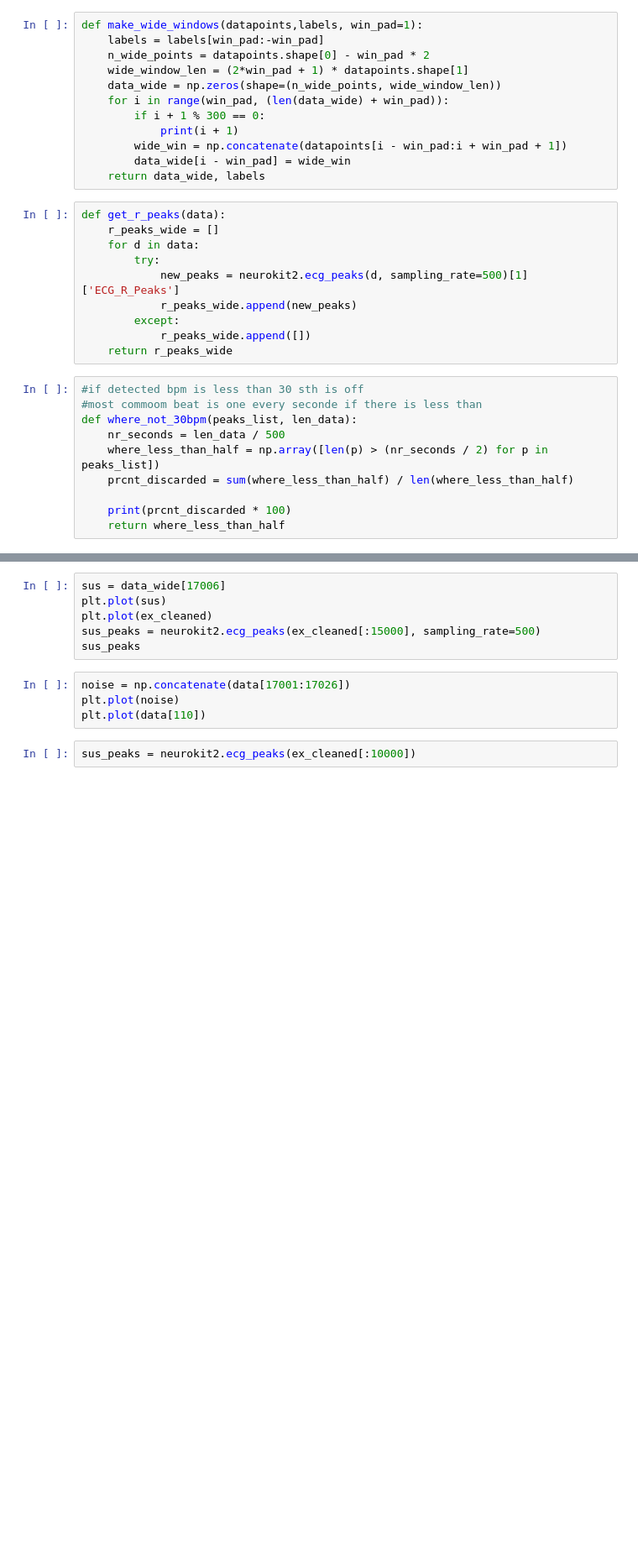
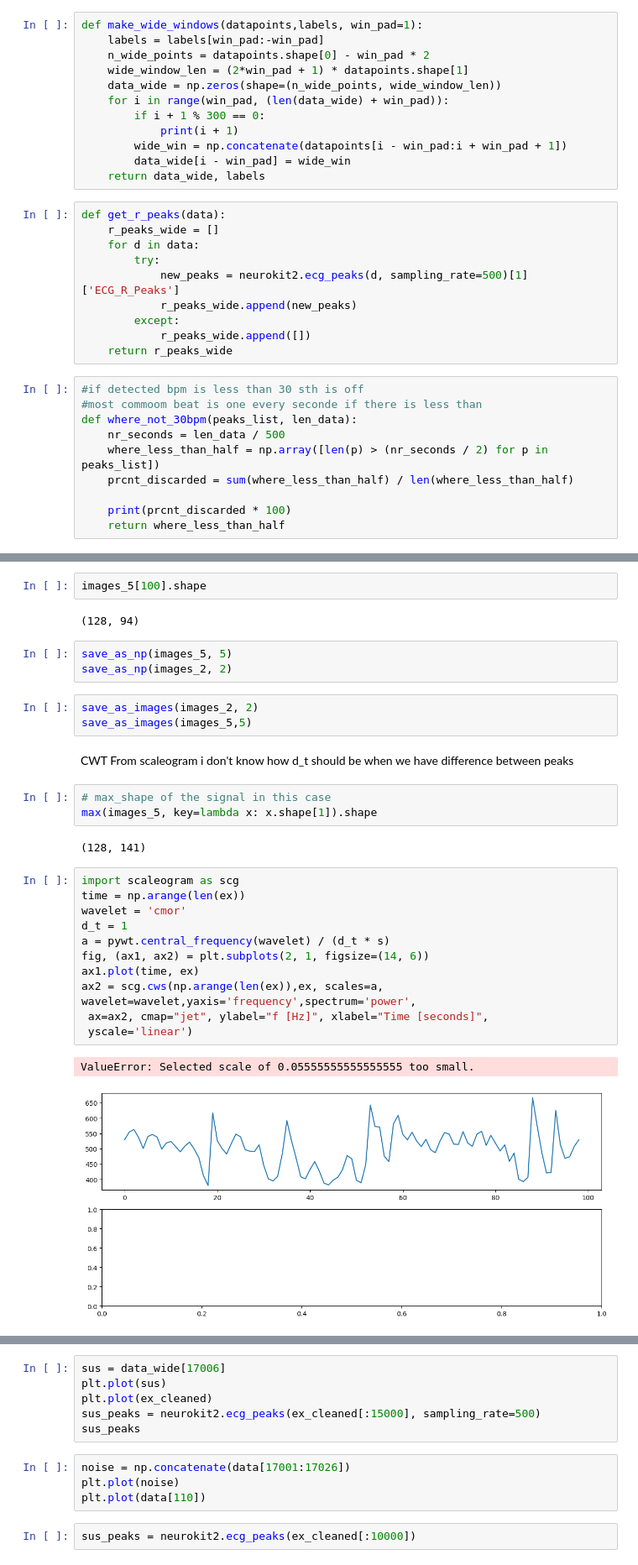
Before and after one commit to IndoIence/mgr_sleep_states, a Jupyter notebook: r_peaks_calssification.ipynb, the cells around one changed output, grey strips where cells are left out. Shown at 84% size. Saved outputs shown, nothing was run; the diff lists cells and outputs as text; blank space fills up the shorter version.

```diff
--- a/r_peaks_calssification.ipynb
+++ b/r_peaks_calssification.ipynb
@@ -140,0 +256,31 @@ plt.imshow(ex_cwt, cmap='jet', aspect='auto',
+# %%
+images_5[100].shape
+# %% [output]
+(128, 94)
+# %%
+save_as_np(images_5, 5)
+save_as_np(images_2, 2)
+# %%
+save_as_images(images_2, 2)
+save_as_images(images_5,5)
+# %% [markdown]
+CWT From scaleogram i don't know how d_t should be when we have difference between peaks
+# %%
+# max_shape of the signal in this case
+max(images_5, key=lambda x: x.shape[1]).shape
+# %% [output]
+(128, 141)
+# %%
+import scaleogram as scg
+time = np.arange(len(ex))
+wavelet = 'cmor'
+d_t = 1
+a = pywt.central_frequency(wavelet) / (d_t * s)
+fig, (ax1, ax2) = plt.subplots(2, 1, figsize=(14, 6))
+ax1.plot(time, ex)
+ax2 = scg.cws(np.arange(len(ex)),ex, scales=a, wavelet=wavelet,yaxis='frequency',spectrum='power',
+ ax=ax2, cmap="jet", ylabel="f [Hz]", xlabel="Time [seconds]",
+ yscale='linear')
+# %% [output]
+ValueError: Selected scale of 0.05555555555555555 too small.
+[figure, added]
```
Also changed, not shown: parts of 22 cells of this notebook, 3 other files.
